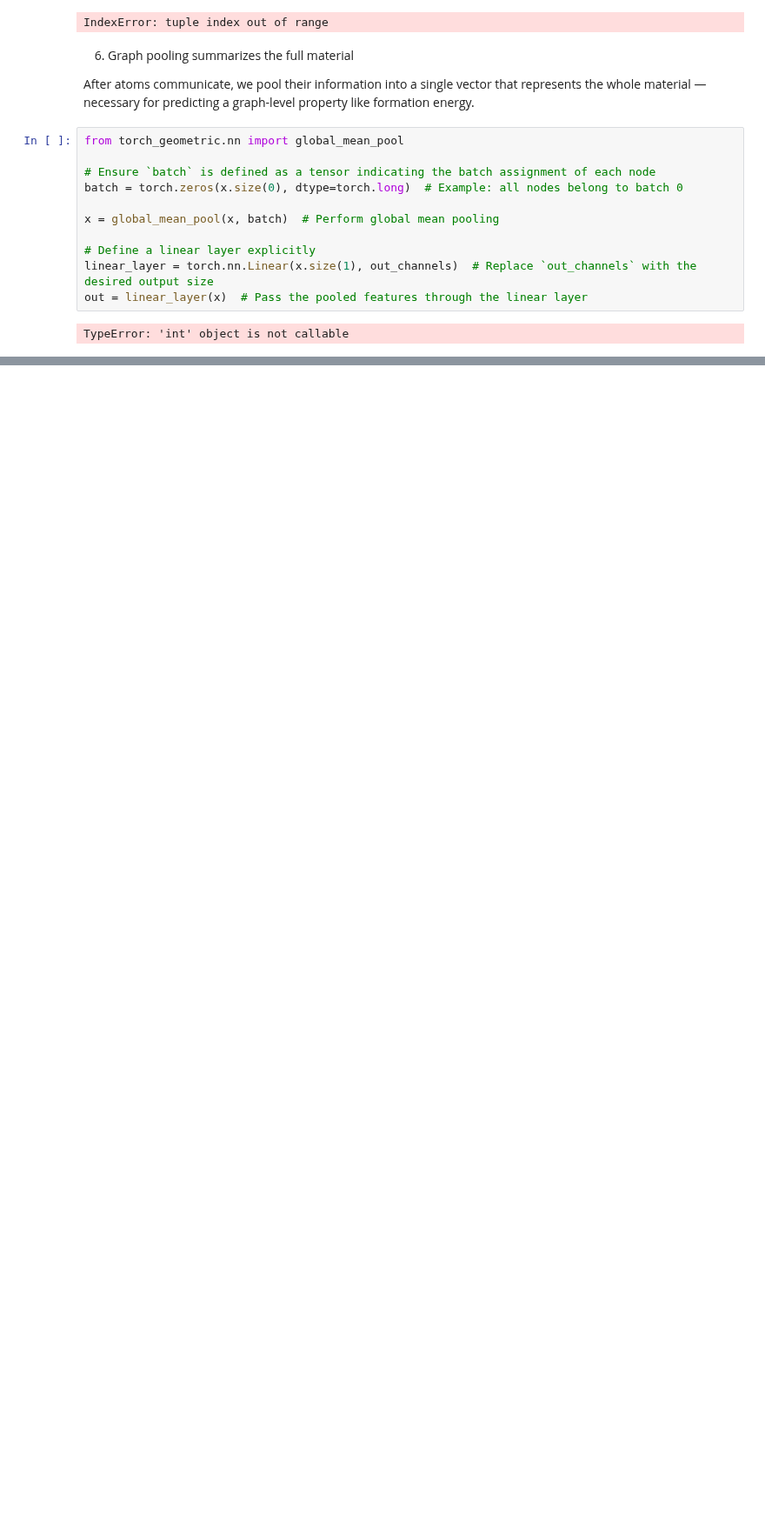
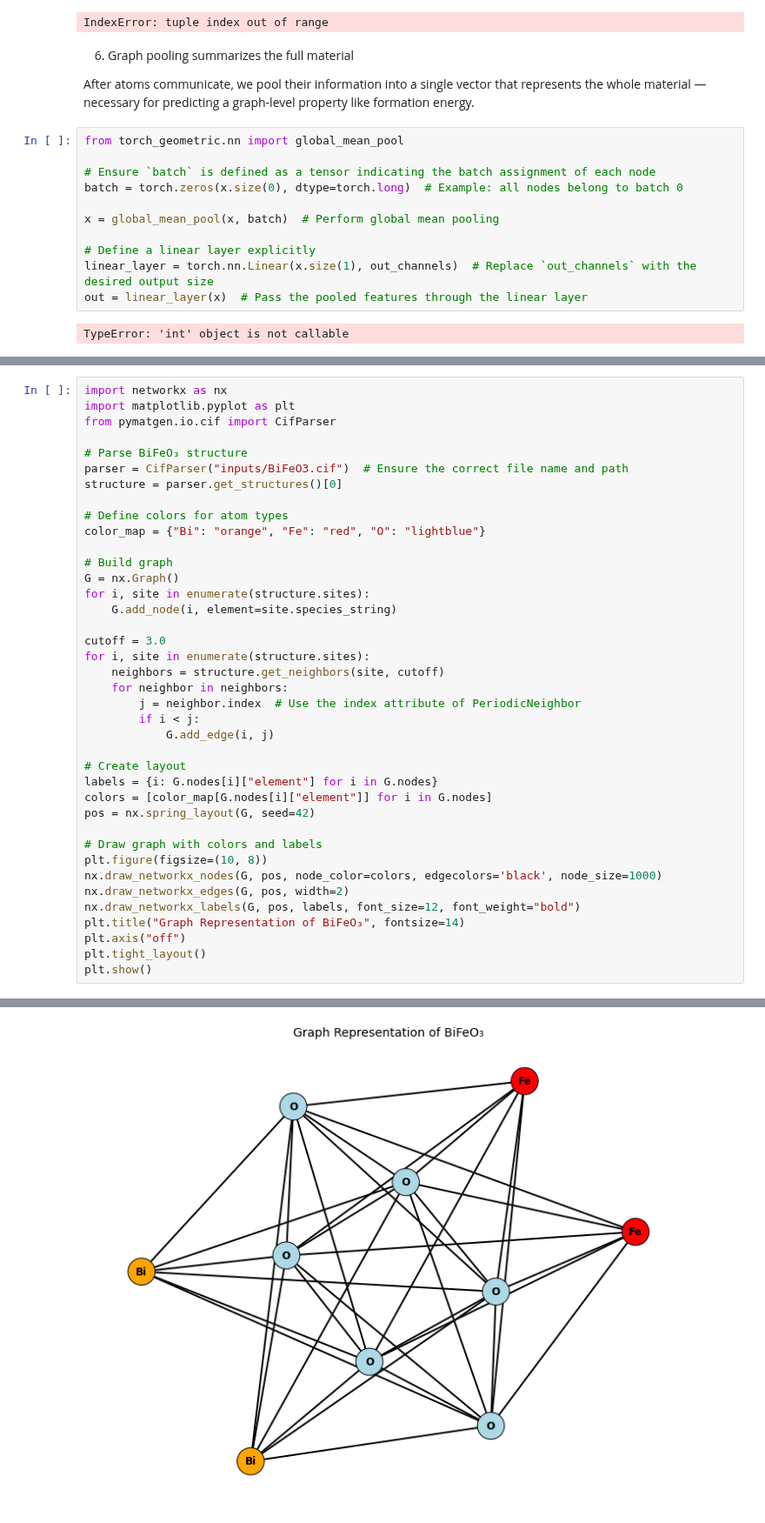
Before and after one commit to Lorentyfle/GNN-CaMML-course-blog, a Jupyter notebook: Intro.ipynb, the cells around one changed output, grey strips where cells are left out. Shown at 87% size. Drawn from its saved outputs; the diff is of its cells as text; blank space fills up the shorter version.

```diff
--- a/Intro.ipynb
+++ b/Intro.ipynb
@@ -411,0 +522,40 @@ TypeError: 'int' object is not callable
+# %%
+import networkx as nx
+import matplotlib.pyplot as plt
+from pymatgen.io.cif import CifParser
+
+# Parse BiFeO₃ structure
+parser = CifParser("inputs/BiFeO3.cif")  # Ensure the correct file name and path
+structure = parser.get_structures()[0]
+
+# Define colors for atom types
+color_map = {"Bi": "orange", "Fe": "red", "O": "lightblue"}
+
+# Build graph
+G = nx.Graph()
+for i, site in enumerate(structure.sites):
+    G.add_node(i, element=site.species_string)
+
+cutoff = 3.0
+for i, site in enumerate(structure.sites):
+    neighbors = structure.get_neighbors(site, cutoff)
+    for neighbor in neighbors:
+        j = neighbor.index  # Use the index attribute of PeriodicNeighbor
+        if i < j:
+            G.add_edge(i, j)
+
+# Create layout
+labels = {i: G.nodes[i]["element"] for i in G.nodes}
+colors = [color_map[G.nodes[i]["element"]] for i in G.nodes]
+pos = nx.spring_layout(G, seed=42)
+
+# Draw graph with colors and labels
+plt.figure(figsize=(10, 8))
+nx.draw_networkx_nodes(G, pos, node_color=colors, edgecolors='black', node_size=1000)
+nx.draw_networkx_edges(G, pos, width=2)
+nx.draw_networkx_labels(G, pos, labels, font_size=12, font_weight="bold")
+plt.title("Graph Representation of BiFeO₃", fontsize=14)
+plt.axis("off")
+plt.tight_layout()
+plt.show()
+# %% [output]
@@ -411,0 +564 @@ TypeError: 'int' object is not callable
+[figure, added]
```
Also changed, not shown: parts of 3 cells of this notebook, 2 other files.
